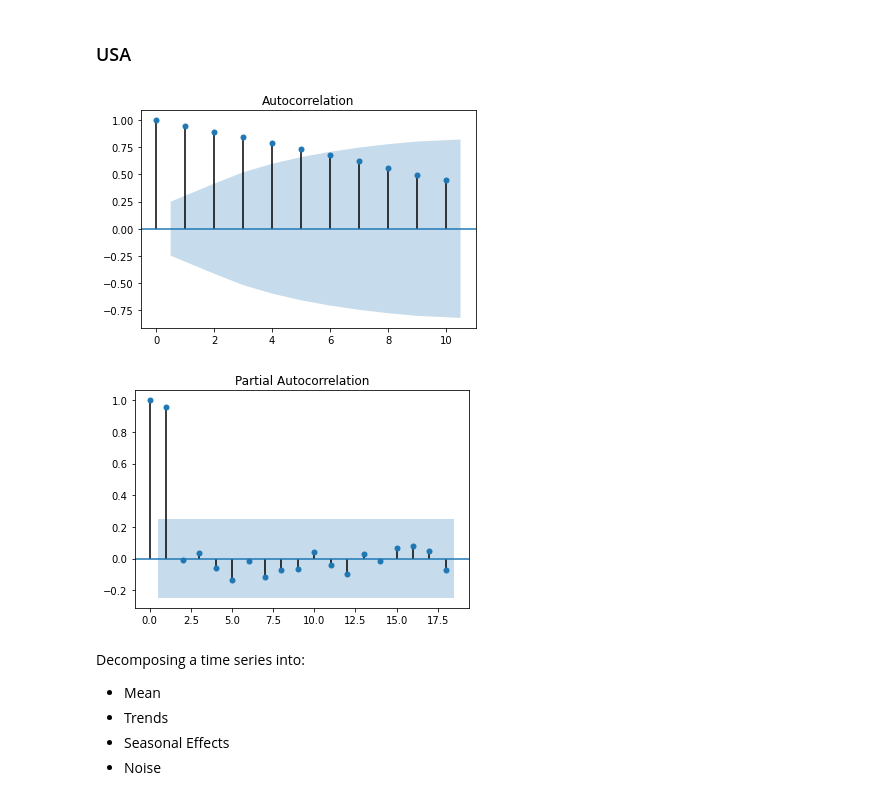
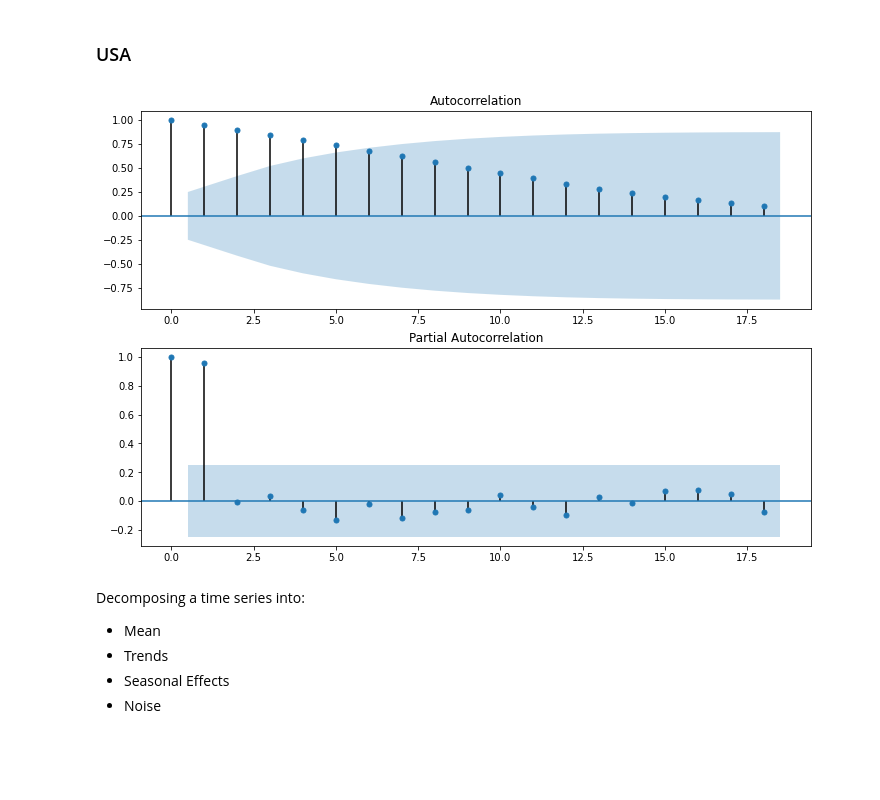
Before and after one commit to yguenka/4intelligence-Case, a Jupyter notebook: Data Analysis Skill Test.ipynb, the cells around one changed output. Saved outputs shown, nothing was run; the diff lists cells and outputs as text; code cells hidden in the pictures; blank space fills up the shorter version.

```diff
--- a/Data Analysis Skill Test.ipynb
+++ b/Data Analysis Skill Test.ipynb
@@ -80,14 +80,12 @@ No lag plot, podemos verificar se existe uma relação entre o período anterior
 Podemos dizer que nos USA existe uma forte relação entre o período anterior com o período seguinte mais forte do que os demais países que estamos analisando.
 # %% [markdown]
 ### USA
-# %%
-plot_acf(x=df_usa.y, lags=10);
-# %% [output]
-[figure, removed]
-# %%
-plot_pacf(x=df_usa.y);
-# %% [output]
-[figure, removed]
+# %%
+fig, ax = plt.subplots(2, 1,figsize=(12,8))
+plot_acf(x=df_usa.y, ax=ax[0])
+plot_pacf(x=df_usa.y, ax=ax[1]);
+# %% [output]
+[figure, added]
 # %% [markdown]
 Decomposing a time series into:
 
```
Also changed, not shown: 2 other files.
